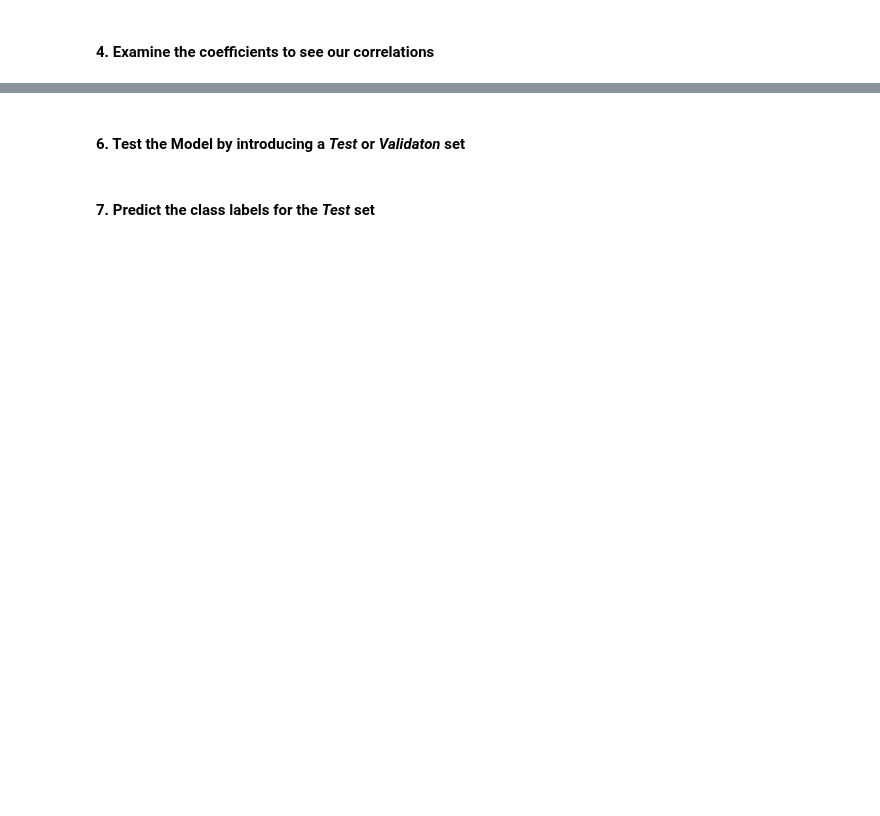
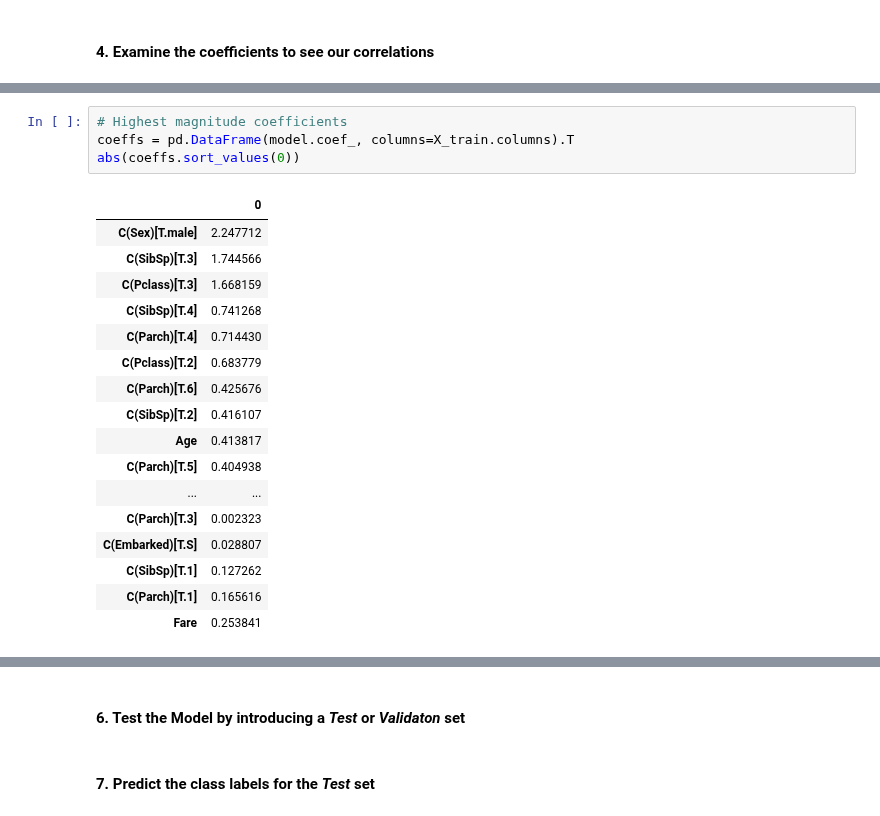
Before and after one commit to AndrewJeong89/GA-DSI, a Jupyter notebook: projects/projects-weekly/project-05/code/starter-code/starter-code-aj.ipynb, the cells around one changed output, grey strips where cells are left out. Drawn from its saved outputs; the diff is of its cells as text; blank space fills up the shorter version.

```diff
--- a/projects/projects-weekly/project-05/code/starter-code/starter-code-aj.ipynb
+++ b/projects/projects-weekly/project-05/code/starter-code/starter-code-aj.ipynb
@@ -378,0 +418,22 @@ Name: Survived, dtype: int64
+# %%
+# Highest magnitude coefficients
+coeffs = pd.DataFrame(model.coef_, columns=X_train.columns).T
+abs(coeffs.sort_values(0))
+# %% [output]
+|  | 0 |
+| C(Sex)[T.male] | 2.247712 |
+| C(SibSp)[T.3] | 1.744566 |
+| C(Pclass)[T.3] | 1.668159 |
+| C(SibSp)[T.4] | 0.741268 |
+| C(Parch)[T.4] | 0.714430 |
+| C(Pclass)[T.2] | 0.683779 |
+| C(Parch)[T.6] | 0.425676 |
+| C(SibSp)[T.2] | 0.416107 |
+| Age | 0.413817 |
+| C(Parch)[T.5] | 0.404938 |
+| ... | ... |
+| C(Parch)[T.3] | 0.002323 |
+| C(Embarked)[T.S] | 0.028807 |
+| C(SibSp)[T.1] | 0.127262 |
+| C(Parch)[T.1] | 0.165616 |
+| Fare | 0.253841 |
```
Also changed, not shown: parts of 102 cells of this notebook, 6 other files.
